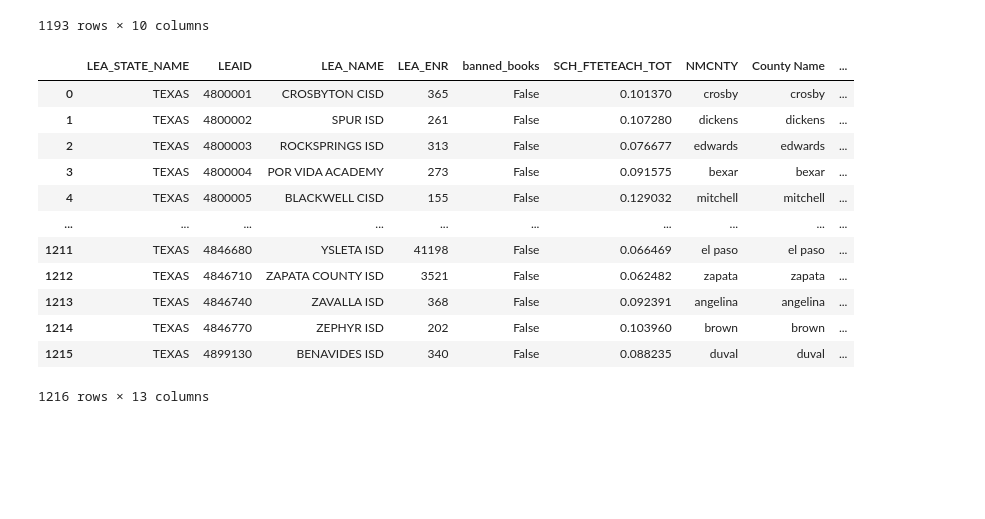
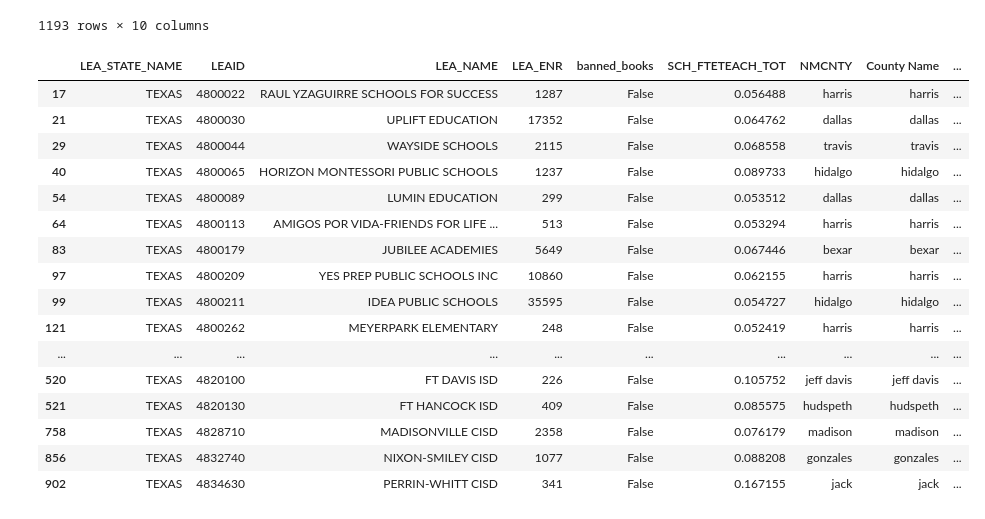
Before and after one commit to sanions/bookbans, a Jupyter notebook: table_creation.ipynb, the cells around one changed output. Cells and saved outputs as stored; diff of their text form; code cells hidden in the pictures; blank space fills up the shorter version.

```diff
--- a/table_creation.ipynb
+++ b/table_creation.ipynb
@@ -275,18 +275,24 @@ merged
 1193 rows × 10 columns
 # %%
 merged_df = pd.merge(merged, wealth, how='left', left_on='Closest_Match', right_on='dist_key')
-merged_df
+merged_df["Median Household Income"].sort_values()
+
+merged_df.loc[merged_df["Median Household Income"].isna()]
 # %% [output]
 |  | LEA_STATE_NAME | LEAID | LEA_NAME | LEA_ENR | banned_books | SCH_FTETEACH_TOT | NMCNTY | County Name | ... |
-| 0 | TEXAS | 4800001 | CROSBYTON CISD | 365 | False | 0.101370 | crosby | crosby | ... |
-| 1 | TEXAS | 4800002 | SPUR ISD | 261 | False | 0.107280 | dickens | dickens | ... |
-| 2 | TEXAS | 4800003 | ROCKSPRINGS ISD | 313 | False | 0.076677 | edwards | edwards | ... |
-| 3 | TEXAS | 4800004 | POR VIDA ACADEMY | 273 | False | 0.091575 | bexar | bexar | ... |
-| 4 | TEXAS | 4800005 | BLACKWELL CISD | 155 | False | 0.129032 | mitchell | mitchell | ... |
+| 17 | TEXAS | 4800022 | RAUL YZAGUIRRE SCHOOLS FOR SUCCESS | 1287 | False | 0.056488 | harris | harris | ... |
+| 21 | TEXAS | 4800030 | UPLIFT EDUCATION | 17352 | False | 0.064762 | dallas | dallas | ... |
+| 29 | TEXAS | 4800044 | WAYSIDE SCHOOLS | 2115 | False | 0.068558 | travis | travis | ... |
+| 40 | TEXAS | 4800065 | HORIZON MONTESSORI PUBLIC SCHOOLS | 1237 | False | 0.089733 | hidalgo | hidalgo | ... |
+| 54 | TEXAS | 4800089 | LUMIN EDUCATION | 299 | False | 0.053512 | dallas | dallas | ... |
+| 64 | TEXAS | 4800113 | AMIGOS POR VIDA-FRIENDS FOR LIFE ... | 513 | False | 0.053294 | harris | harris | ... |
+| 83 | TEXAS | 4800179 | JUBILEE ACADEMIES | 5649 | False | 0.067446 | bexar | bexar | ... |
+| 97 | TEXAS | 4800209 | YES PREP PUBLIC SCHOOLS INC | 10860 | False | 0.062155 | harris | harris | ... |
+| 99 | TEXAS | 4800211 | IDEA PUBLIC SCHOOLS | 35595 | False | 0.054727 | hidalgo | hidalgo | ... |
+| 121 | TEXAS | 4800262 | MEYERPARK ELEMENTARY | 248 | False | 0.052419 | harris | harris | ... |
 | ... | ... | ... | ... | ... | ... | ... | ... | ... | ... |
-| 1211 | TEXAS | 4846680 | YSLETA ISD | 41198 | False | 0.066469 | el paso | el paso | ... |
-| 1212 | TEXAS | 4846710 | ZAPATA COUNTY ISD | 3521 | False | 0.062482 | zapata | zapata | ... |
-| 1213 | TEXAS | 4846740 | ZAVALLA ISD | 368 | False | 0.092391 | angelina | angelina | ... |
-| 1214 | TEXAS | 4846770 | ZEPHYR ISD | 202 | False | 0.103960 | brown | brown | ... |
-| 1215 | TEXAS | 4899130 | BENAVIDES ISD | 340 | False | 0.088235 | duval | duval | ... |
+| 520 | TEXAS | 4820100 | FT DAVIS ISD | 226 | False | 0.105752 | jeff davis | jeff davis | ... |
+| 521 | TEXAS | 4820130 | FT HANCOCK ISD | 409 | False | 0.085575 | hudspeth | hudspeth | ... |
+| 758 | TEXAS | 4828710 | MADISONVILLE CISD | 2358 | False | 0.076179 | madison | madison | ... |
+| 856 | TEXAS | 4832740 | NIXON-SMILEY CISD | 1077 | False | 0.088208 | gonzales | gonzales | ... |
+| 902 | TEXAS | 4834630 | PERRIN-WHITT CISD | 341 | False | 0.167155 | jack | jack | ... |
-1216 rows × 13 columns
```
Also changed, not shown: parts of 2 cells of this notebook.
